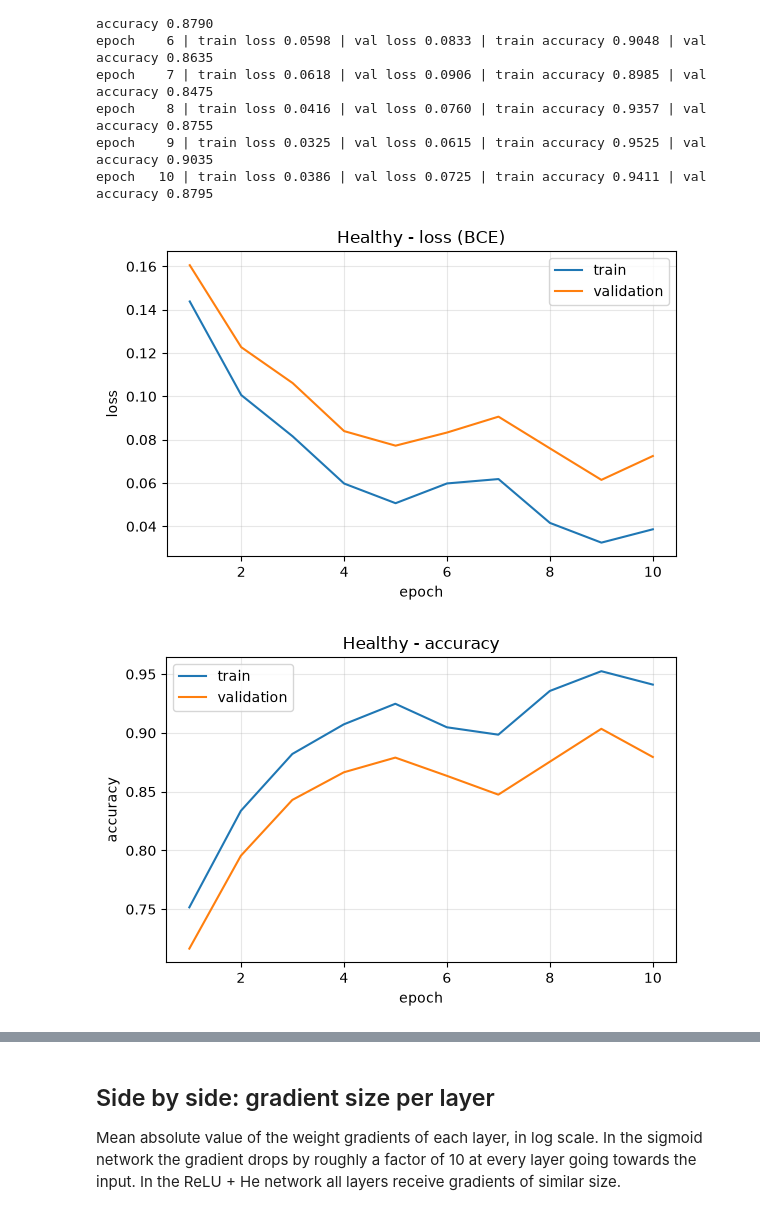
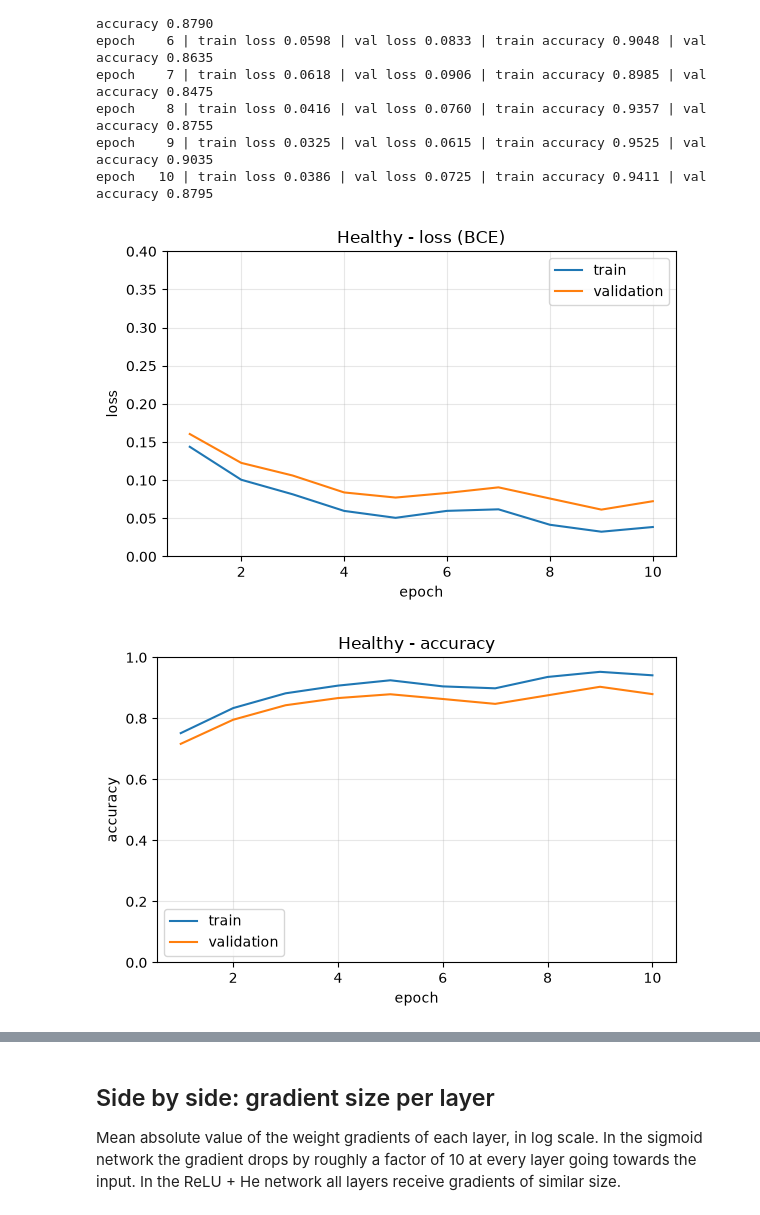
Before and after one commit to gustavo-losch/deeplearning-t1, a Jupyter notebook: notebooks/05_vanishing_gradient.ipynb, the cells around one changed output, grey strips where cells are left out. Drawn from its saved outputs; the diff is of its cells as text; code cells hidden in the pictures.

```diff
--- a/notebooks/05_vanishing_gradient.ipynb
+++ b/notebooks/05_vanishing_gradient.ipynb
@@ -24,6 +24,9 @@ from src.training import train
 from src.plots import plot_loss, plot_metric, plot_histograms, plot_gradient_sizes
 
 PLOTS = "../assets/plots/"
+
+# Same y axis on the plots of both networks, so they can be compared directly.
+LOSS_YLIM = (0, 0.4)
 # %%
 X_train, y_train, X_val, y_val = load_mnist()
 
@@ -95,11 +98,11 @@ epoch    8 | train loss 0.0416 | val loss 0.0760 | train accuracy 0.9357 | val a
 epoch    9 | train loss 0.0325 | val loss 0.0615 | train accuracy 0.9525 | val accuracy 0.9035
 epoch   10 | train loss 0.0386 | val loss 0.0725 | train accuracy 0.9411 | val accuracy 0.8795
 # %%
-plot_loss(healthy_history, title="Healthy - loss (BCE)", save_path=PLOTS + "healthy_loss.png")
-plot_metric(healthy_history, "accuracy", title="Healthy - accuracy", save_path=PLOTS + "healthy_accuracy.png")
+plot_loss(healthy_history, title="Healthy - loss (BCE)", save_path=PLOTS + "healthy_loss.png", ylim=LOSS_YLIM)
+plot_metric(healthy_history, "accuracy", title="Healthy - accuracy", save_path=PLOTS + "healthy_accuracy.png", ylim=(0, 1))
 # %% [output]
-[figure, old version]
+[figure, new version]
-[figure, old version]
+[figure, new version]
 # %%
 plot_histograms(healthy_history, "gradients", title="Healthy - weight gradients", save_path=PLOTS + "healthy_gradients.png")
 plot_histograms(healthy_history, "activations", title="Healthy - activations", save_path=PLOTS + "healthy_activations.png")
```
Also changed, not shown: parts of 4 cells of this notebook, 24 other files.
